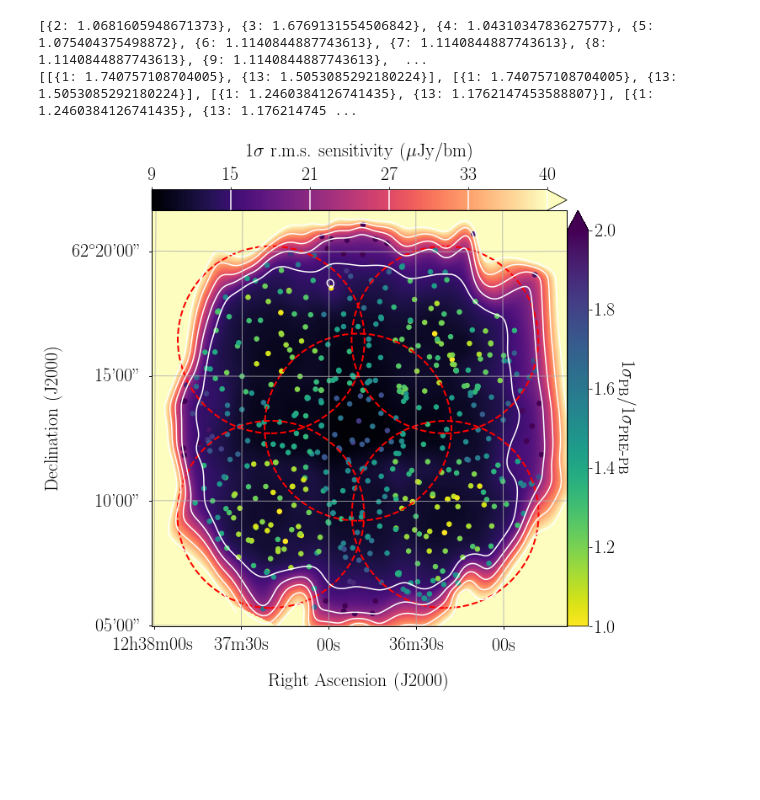
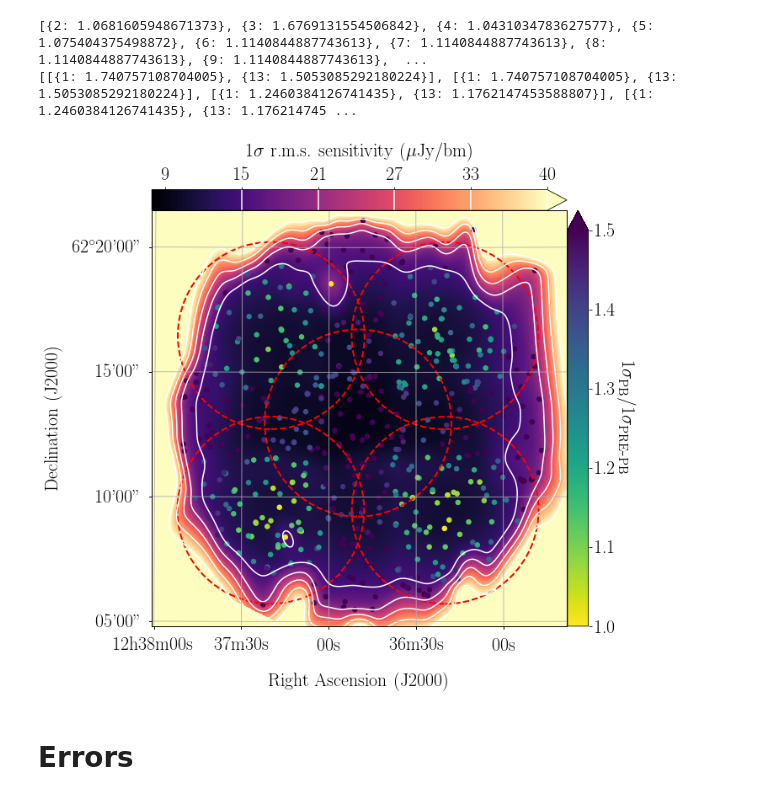
Before and after one commit to jradcliffe5/EVN_pbcor, a Jupyter notebook: Sanity_checks/PB_error_scalings.ipynb, the cells around one changed output. Drawn from its saved outputs; the diff is of its cells as text; code cells hidden in the pictures; blank space fills up the shorter version.

```diff
--- a/Sanity_checks/PB_error_scalings.ipynb
+++ b/Sanity_checks/PB_error_scalings.ipynb
@@ -48,7 +48,7 @@ telescope_corr = []
 for k in telescope_index:
     k = int(k)
     for i in range(len(x_central)):
-        if x_central[i][0].startswith('HDFC'):
+        if x_central[i][0].startswith('HDF'):
             if float(x_central[i][1]) > 360:
                     RA = RA + [float(x_central[i][1]) -360]
             else:
@@ -59,7 +59,7 @@ for k in telescope_index:
                     HDFC0153central_corr = x_central[i][3]
     fig, ax = plt.subplots()
     plt.gca().invert_xaxis()
-    scat = ax.scatter(RA, Dec, c=telescope_corr, s=10,vmin=1,vmax=1.1)
+    scat = ax.scatter(RA, Dec, c=telescope_corr, s=10,vmin=1,vmax=1.5)
     plt.title(r'Telescope=%s' % (telescope_name[k]))
     plt.colorbar(scat,extend='max')
     plt.xlabel(r'R.A. [$^\circ$]')
@@ -95,7 +95,7 @@ for j in Pointing:
     x = x_outside[j]
     for k in telescope_index:
         for i in range(len(x)):
-            if x[i][0].startswith('HDFC'):
+            if x[i][0].startswith('HDF'):
                 if float(x[i][1]) > 360:
                     RA = RA + [float(x[i][1]) -360]
                 else:
@@ -107,7 +107,7 @@ for j in Pointing:
                     HDFC0153outside_corr = HDFC0153outside_corr + [x[i][3]]
         fig, ax = plt.subplots()
         plt.gca().invert_xaxis()
-        scat = ax.scatter(RA, Dec, c=telescope_corr, s=10,vmin=1, vmax=2)
+        scat = ax.scatter(RA, Dec, c=telescope_corr, s=10,vmin=1, vmax=1.5)
         plt.title(r'Telescope=%s Pointing=%s' % (telescope_name[k],j))
         plt.colorbar(scat,extend='max')
         plt.xlabel(r'R.A. [$^\circ$]')
@@ -136,18 +136,18 @@ nopbcor_rms = []
 pbcor_rms = []
 for i in range(len(nopbcor)):
     x = np.where(pbcor==nopbcor[i][0][:8]+'_PBCOR_NA_IM.fits')[0]
+    #print np.where(pbcor==nopbcor[i][0][:8]+'_PBCOR_NA_IM.fits')
     if x:
         if nopbcor[i][0][:8] == 'HDFC0153':
-            HDFC0153RA = float(nopbcor[i][1])
-            HDFC0153Dec = float(nopbcor[i][2])
-            print float(pbcor[x[0]][3])/float(nopbcor[i][3])
+            HDFC0153RA = float(pbcor[x[0]][1])
+            HDFC0153Dec = float(pbcor[x[0]][2])
         RA = RA + [float(nopbcor[i][1])]
         Dec = Dec + [float(nopbcor[i][2])]
         nopbcor_rms = nopbcor_rms + [float(nopbcor[i][3])]
         pbcor_rms = pbcor_rms + [float(pbcor[x[0]][3])]
 
 fig, ax = plt.subplots()
-scat = ax.scatter(RA, Dec, c=np.array(pbcor_rms)/np.array(nopbcor_rms), s=20,vmin=1,vmax=2)
+scat = ax.scatter(RA, Dec, c=np.array(pbcor_rms)/np.array(nopbcor_rms), s=20,vmin=1,vmax=1.5)
 #HDFC0153_pos = ax.scatter(HDFC0153RA, HDFC0153Dec, s=100)
 plt.xlim(188.9,189.5)
 plt.gca().invert_xaxis()
@@ -177,9 +176,9 @@ from scipy.ndimage.filters import gaussian_filter
 from regions import CircleSkyRegion
 from astropy.wcs import WCS
 # %%
-RA_all = np.load('rms_pbcor_all.npy')[1]
-Dec_all = np.load('rms_pbcor_all.npy')[2]
-rms_all = np.load('rms_pbcor_all.npy')[3].astype(float)
+RA_all = np.load('rms_pbcor.npy')[1]
+Dec_all = np.load('rms_pbcor.npy')[2]
+rms_all = np.load('rms_pbcor.npy')[3].astype(float)
 # %%
 c = SkyCoord(RA_all, Dec_all, unit='deg', frame='icrs')
 
@@ -214,7 +213,7 @@ lon.set_axislabel('Right Ascension (J2000)', minpad=1.5)
 lat.set_axislabel('Declination (J2000)', minpad=1)
 lim = 500000
 shiftx = -50000
-shifty = -10000
+shifty = -20000
 ax.set_xlim((lim * -1) + shiftx, lim + shiftx)
 ax.set_ylim((lim * -1) + shifty, lim + shifty)
 #ax1.set_xlim(-500000, 500000)HDFC0155_PBCOR_IM.fits
@@ -228,9 +227,8 @@ im = ax.pcolormesh(
     Z_gauss,
     transform=ax.get_transform('icrs'),
     cmap='magma',
-    vmin=np.amin(rms_all),
-    vmax=40,
-    alpha=1)
+    vmin=8.5,
+    vmax=40)
 CS = ax.contour(
     X,
     Y,
@@ -260,7 +258,7 @@ scat = ax.scatter(
     central_pb.dec.degree,
     transform=ax.get_transform('icrs'),
     marker='o',
-    c=np.array(pbcor_rms) / np.array(nopbcor_rms),s=30,vmin=1,vmax=2,
+    c=np.array(pbcor_rms) / np.array(nopbcor_rms),s=30,vmin=1,vmax=1.5,
     alpha=1,cmap='viridis_r')
 cax2 = divider.append_axes(
     "right", size="5%", pad=0.01, axes_class=matplotlib.axes.Axes)
@@ -275,33 +273,35 @@ cax2.set_ylabel(r"$1\sigma_{\rm PB}/1\sigma_{\rm PRE\mbox{-}PB}$",rotation=270,
 ### Regions of EF primary beams
 region1 = CircleSkyRegion(
     SkyCoord('12h36m50.0s', '+62d12m58.00s', frame='icrs'), Angle(
         0.0625, 'deg'))
 pixel_region1 = region1.to_pixel(wcs)
 region2 = CircleSkyRegion(
     SkyCoord('12h37m20.0s', '+62d16m28.00s', frame='icrs'), Angle(
         0.0625, 'deg'))
 pixel_region2 = region2.to_pixel(wcs)
 region3 = CircleSkyRegion(
     SkyCoord('12h36m20.0s', '+62d16m28.00s', frame='icrs'), Angle(
         0.0625, 'deg'))
 pixel_region3 = region3.to_pixel(wcs)
 region4 = CircleSkyRegion(
     SkyCoord('12h36m20.0s', '+62d09m28.00s', frame='icrs'), Angle(
         0.0625, 'deg'))
 pixel_region4 = region4.to_pixel(wcs)
 region5 = CircleSkyRegion(
     SkyCoord('12h37m20.0s', '+62d09m28.00s', frame='icrs'), Angle(
         0.0625, 'deg'))
 pixel_region5 = region5.to_pixel(wcs)
 linewidths = 2
 pixel_region1.plot(ax, facecolor='none', edgecolor='red', linestyle='--',linewidth=linewidths)
 pixel_region2.plot(ax, facecolor='none', edgecolor='red', linestyle='--',linewidth=linewidths)
 pixel_region3.plot(ax, facecolor='none', edgecolor='red', linestyle='--',linewidth=linewidths)
 pixel_region4.plot(ax, facecolor='none', edgecolor='red', linestyle='--',linewidth=linewidths)
 pixel_region5.plot(ax, facecolor='none', edgecolor='red', linestyle='--',linewidth=linewidths)
 #print np.amin(rms), np.amax(rms)
 fig.savefig('rms_pbcor_plot.png', bbox_inches='tight', dpi=fig.dpi, format="png")
 # %% [output]
-[figure, old version]
+[figure, new version]
 # %%
 np.save('rms_differences_natural_weighting.npy',[central_pb.ra.degree,central_pb.dec.degree,np.array(pbcor_rms) / np.array(nopbcor_rms)])
+# %% [markdown]
+# Errors
```
Also changed, not shown: parts of 17 cells of this notebook, 30 other files.
